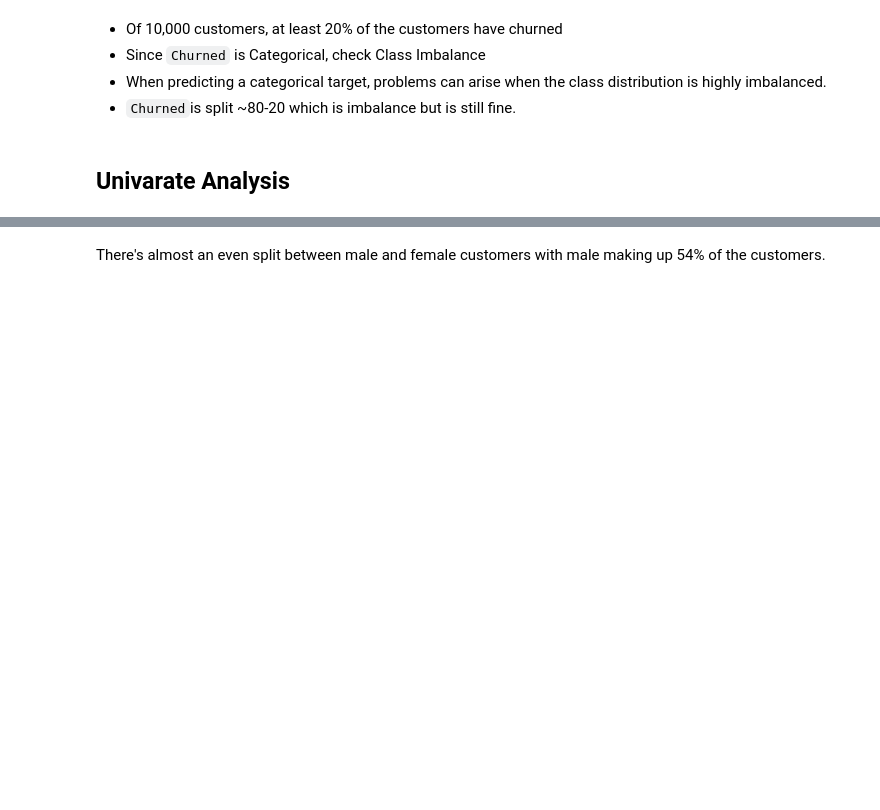
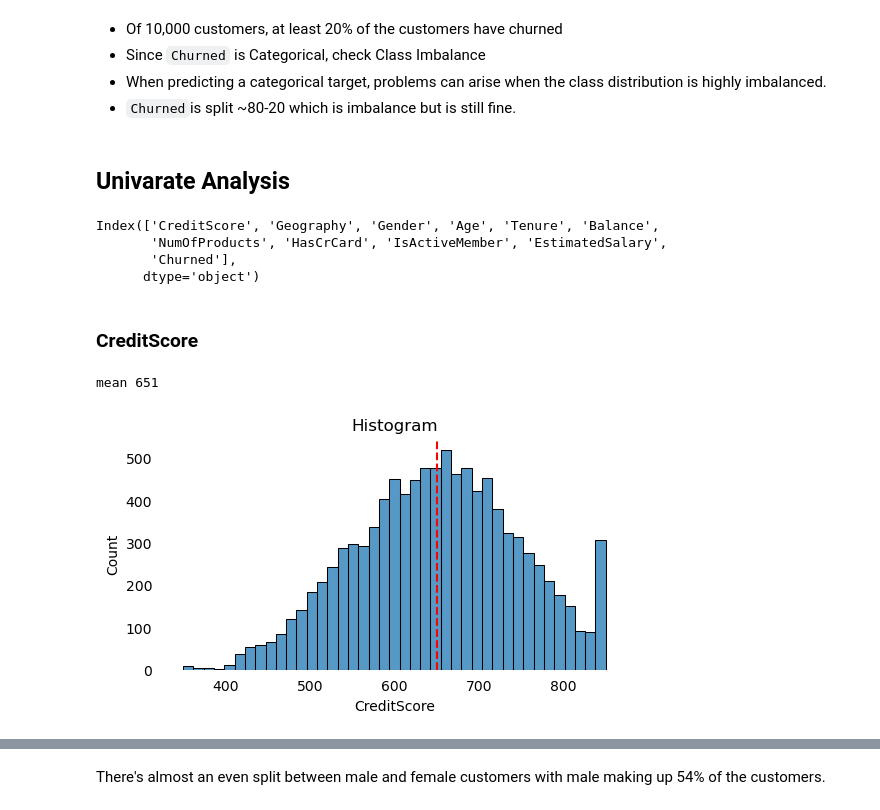
Before and after one commit to aprilhong/bankchurn, a Jupyter notebook: bank_churn_notebook.ipynb, the cells around one changed output, grey strips where cells are left out. Cells and saved outputs as stored; diff of their text form; code cells hidden in the pictures; blank space fills up the shorter version.

```diff
--- a/bank_churn_notebook.ipynb
+++ b/bank_churn_notebook.ipynb
@@ -224,3 +214,27 @@ Name: proportion, dtype: float64
 - `Churned`is split ~80-20 which is imbalance but is still fine.
 # %% [markdown]
 ## Univarate Analysis
+# %%
+df.columns
+# %% [output]
+Index(['CreditScore', 'Geography', 'Gender', 'Age', 'Tenure', 'Balance',
+       'NumOfProducts', 'HasCrCard', 'IsActiveMember', 'EstimatedSalary',
+       'Churned'],
+      dtype='object')
+# %% [markdown]
+### CreditScore
+# %%
+# Histogram
+x = 'CreditScore'
+fig = plt.figure(figsize=(6,3))
+ax = sns.histplot(x=df[x])
+mean = df[x].mean()
+print('mean',f'{mean:.0f}')
+plt.axvline(mean, color='red', linestyle='--')
+ax.tick_params(left=False, bottom=False) # Remove ticks
+sns.despine(left=True, bottom=True) # Remove borders borders
+plt.title('Histogram')
+None
+# %% [output]
+mean 651
+[figure, added]
```
Also changed, not shown: parts of 26 cells of this notebook.
